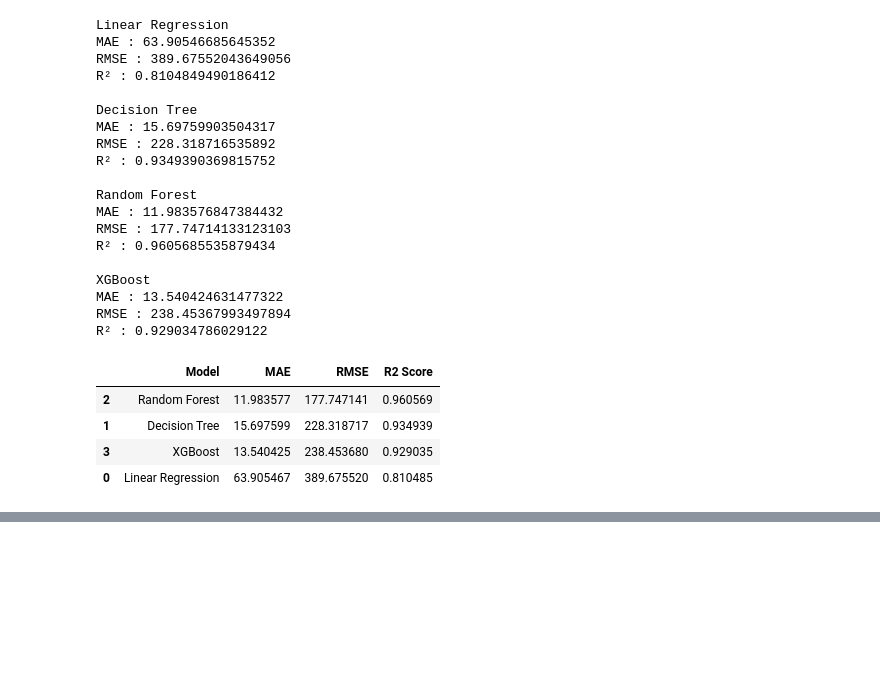
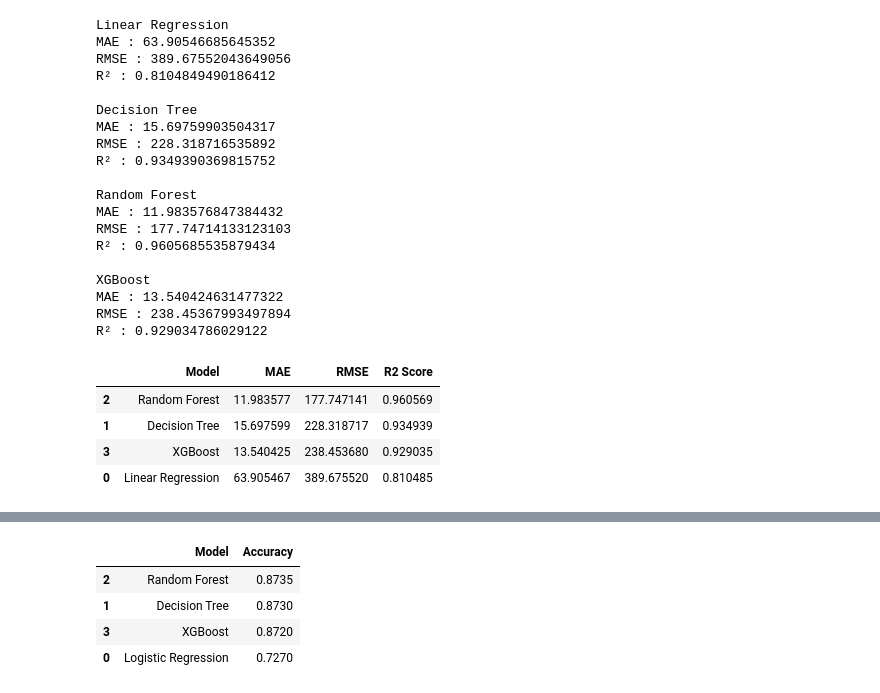
Before and after one commit to venkatjyoshitpotnuru/AgriFlow-AI, a Jupyter notebook: notebooks/AgriFlow_AI.ipynb, the cells around one changed output, grey strips where cells are left out. Cells and saved outputs as stored; diff of their text form; code cells hidden in the pictures; blank space fills up the shorter version.

Commit message:
Completed stage 3 fertilizer recommendation model

```diff
--- a/notebooks/AgriFlow_AI.ipynb
+++ b/notebooks/AgriFlow_AI.ipynb
@@ -1295,0 +1360,8 @@ results.sort_values(
+# %%
+from sklearn.linear_model import LogisticRegression
+
+lr = LogisticRegression(max_iter=1000)
+
+lr.fit(X_train, y_train)
+
+pred_lr = lr.predict(X_test)
@@ -1295,0 +1378,11 @@ results.sort_values(
+# %%
+from sklearn.ensemble import RandomForestClassifier
+
+rf = RandomForestClassifier(
+    n_estimators=200,
+    random_state=42
+)
+
+rf.fit(X_train, y_train)
+
+pred_rf = rf.predict(X_test)
@@ -1295,0 +1411,36 @@ results.sort_values(
+# %%
+from sklearn.metrics import accuracy_score
+
+results = pd.DataFrame({
+
+    "Model":[
+        "Logistic Regression",
+        "Decision Tree",
+        "Random Forest",
+        "XGBoost"
+    ],
+
+    "Accuracy":[
+
+        accuracy_score(y_test,pred_lr),
+
+        accuracy_score(y_test,pred_dt),
+
+        accuracy_score(y_test,pred_rf),
+
+        accuracy_score(y_test,pred_xgb)
+
+    ]
+
+})
+
+results.sort_values(
+    by="Accuracy",
+    ascending=False
+)
+# %% [output]
+|  | Model | Accuracy |
+| 2 | Random Forest | 0.8735 |
+| 1 | Decision Tree | 0.8730 |
+| 3 | XGBoost | 0.8720 |
+| 0 | Logistic Regression | 0.7270 |
```
Also changed, not shown: parts of 11 cells of this notebook.
